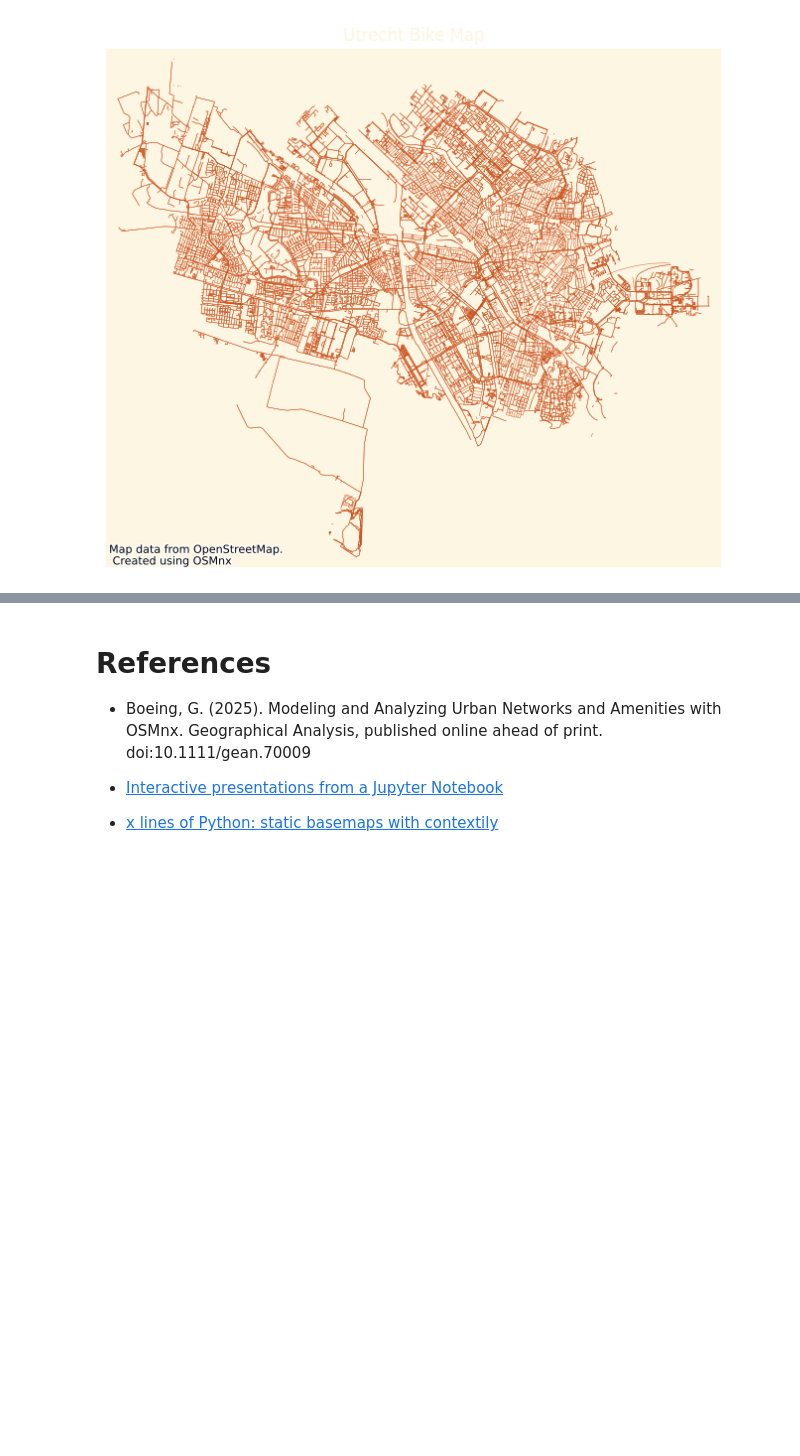
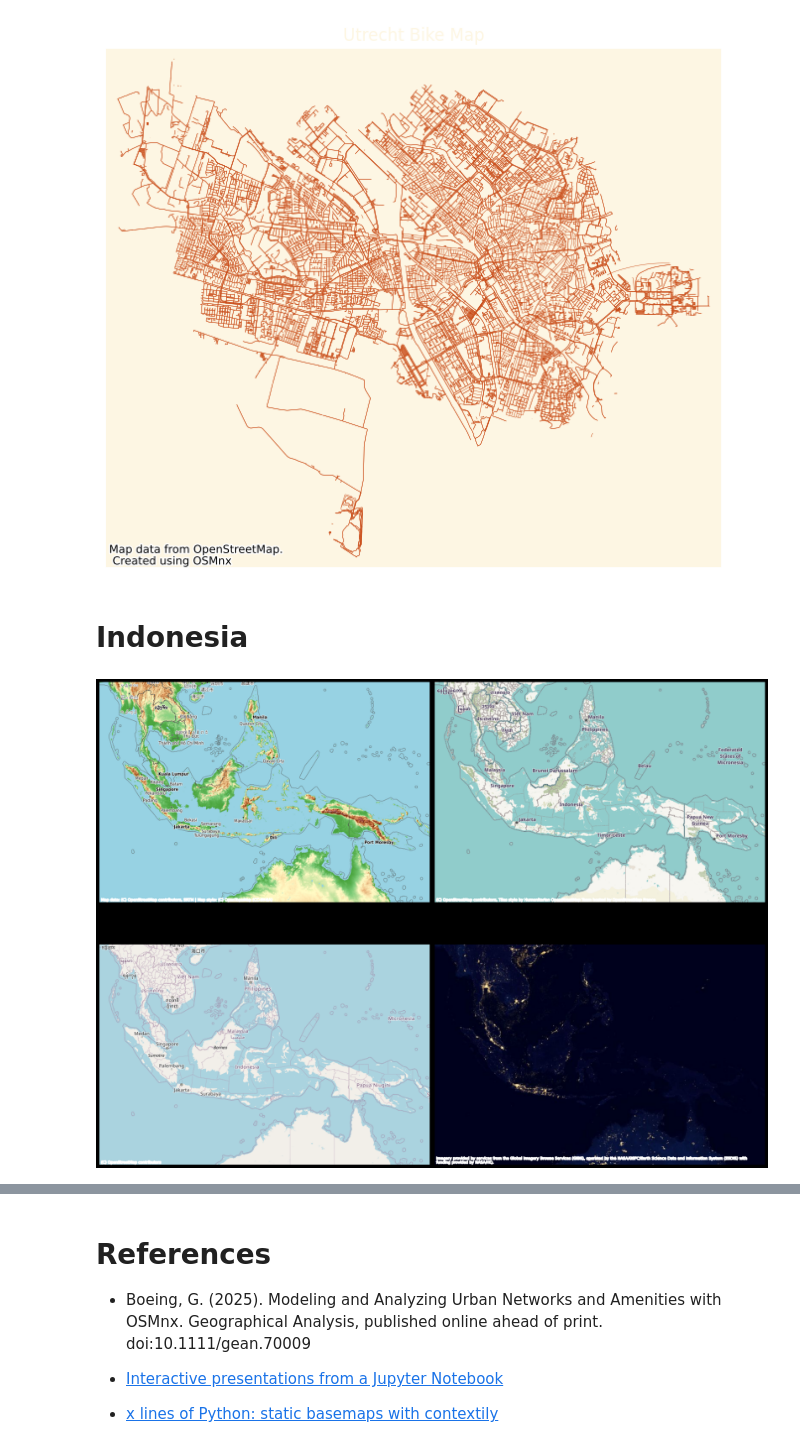
Before and after one commit to kimnewzealand/art-of-maps-2, a Jupyter notebook: presentation.ipynb, the cells around one changed output, grey strips where cells are left out. Cells and saved outputs as stored; diff of their text form; code cells hidden in the pictures; blank space fills up the shorter version.

```diff
--- a/presentation.ipynb
+++ b/presentation.ipynb
@@ -66,3 +69,9 @@ Image(filename='img/utrecht_drive_map1.png')
 Image(filename='img/utrecht_bike_map1.png')
 # %% [output]
 [figure]
+# %% [markdown]
+# Indonesia
+# %%
+Image(filename='img/indonesia_map1.png')
+# %% [output]
+[figure, added]
```
Also changed, not shown: parts of 14 cells of this notebook, 5 other files.
